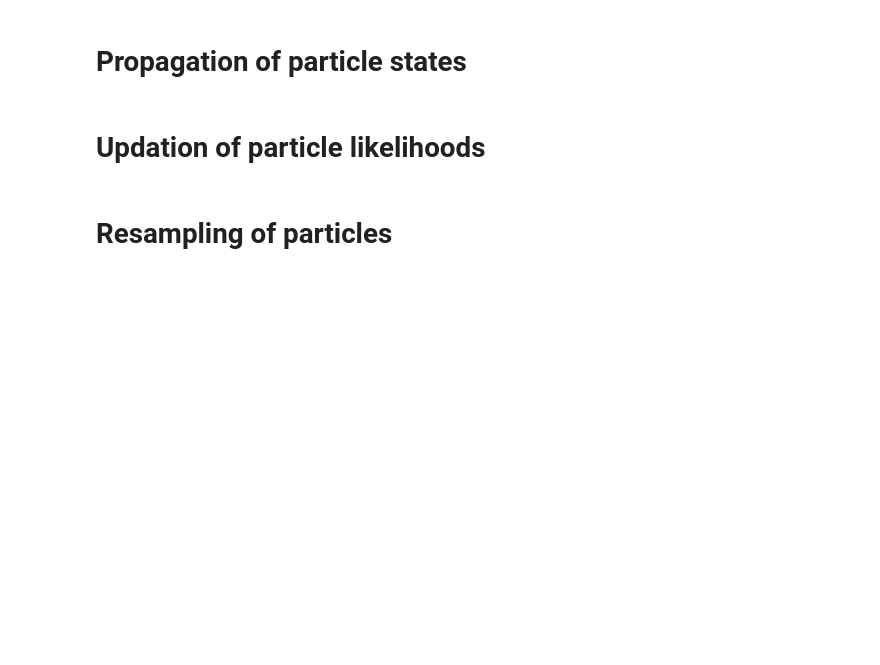
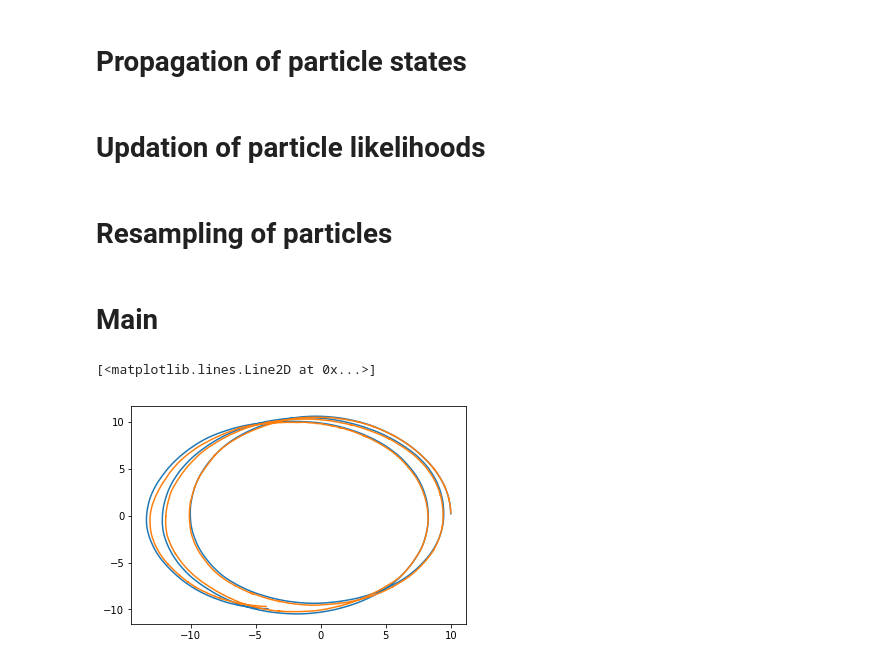
Before and after one commit to motokimura/pfilter-python, a Jupyter notebook: particle_filter_notebook.ipynb, the cells around one changed output. Saved outputs shown, nothing was run; the diff lists cells and outputs as text; code cells hidden in the pictures; blank space fills up the shorter version.

Commit message:
Implement main routine to test particle filter

```diff
--- a/particle_filter_notebook.ipynb
+++ b/particle_filter_notebook.ipynb
@@ -100,9 +126,9 @@ def g(x, v):
 # u_var_coef: coefficient of control error variance
 # [var_v, var_omega, var_gamma] = np.dot(u_var_coef, u**2)
 u_var_coef = np.array([
-    [0.05**2, 0.0],
-    [0.0, 0.05**2],
-    [0.0, 0.05**2]
+    [0.25**2, 0.0],
+    [0.0, 0.25**2],
+    [0.0, 0.25**2]
 ])
 
 
@@ -118,9 +144,7 @@ def propagate(x_p, u, dt):
 
     n = x_p.shape[0]
 
-    mean = [0.0, 0.0, 0.0]
-    var = u_var_coef @ (u ** 2)
-    w = multivariate_normal.rvs(mean, np.diag(var), n)
+    w = calc_noise(n, u, u_var_coef)
 
     x_p = f(x_p, u, w, dt)
 
@@ -139,16 +163,18 @@ def normalize_weights(likelihood):
     likelihood_sum = np.sum(likelihood)
     likelihood = likelihood / likelihood_sum
 
-    n = likelihood.shape[0]
-    likelihood[np.isnan(likelihood)] = 0.0
+    #n = likelihood.shape[0]
+    #likelihood[np.isnan(likelihood)] = 1.0 / float(n)
+
+    #likelihood[np.isnan(likelihood)] = 0.0
 
     return likelihood
 # %%
 # z_var_coef: coefficient of observation error variance
 # [var_z1, var_z2] = np.dot(z_var_coef, z**2)
 z_var_coef = np.array([
-    [0.05**2, 0.0],
-    [0.0, 0.05**2]
+    [0.1**2, 0.0],
+    [0.0, 0.1**2]
 ])
 
 def update(x_p, z, likelihood):
@@ -164,7 +190,7 @@ def update(x_p, z, likelihood):
     n = x_p.shape[0]
     m = z.shape[0]
 
-    z_p = g(x_p, np.zeros(shape=[n, m, 2]))
+    z_p = g(x_p, None)
     z_p = z_p.reshape(n, -1)
 
     mean = np.zeros(shape=[m * 2,])
@@ -174,7 +200,7 @@ def update(x_p, z, likelihood):
     z = z.flatten()
     z = z[np.newaxis, :]
 
-    likelihood = multivariate_normal.pdf(z_p - z, mean, cov) * likelihood
+    likelihood = multivariate_normal.pdf(z_p - z, mean, cov, allow_singular=True) * likelihood
     likelihood = normalize_weights(likelihood)
 
     return likelihood
@@ -194,7 +220,7 @@ def resampling(x_p, likelihood, ess_thresh):
     ess = np.reciprocal(likelihood @ likelihood.T)
 
     if ess >= ess_thresh:
-        return x_p, likelihood
+        return x_p, likelihood, ess
 
     n = x_p.shape[0]
 
@@ -211,4 +237,6 @@ def resampling(x_p, likelihood, ess_thresh):
 
     likelihood = np.repeat(1.0 / float(n), n)
 
-    return x_p, likelihood
+    return x_p, likelihood, ess
+# %% [markdown]
+# Main
@@ -214,0 +325,7 @@ def resampling(x_p, likelihood, ess_thresh):
+# %%
+plt.plot(x_rec[:,0], x_rec[:,1])
+plt.hold
+plt.plot(x_est_rec[:,0], x_est_rec[:,1])
+# %% [output]
+[<matplotlib.lines.Line2D at 0x...>]
+[figure, added]
```
Also changed, not shown: parts of 7 cells of this notebook.
